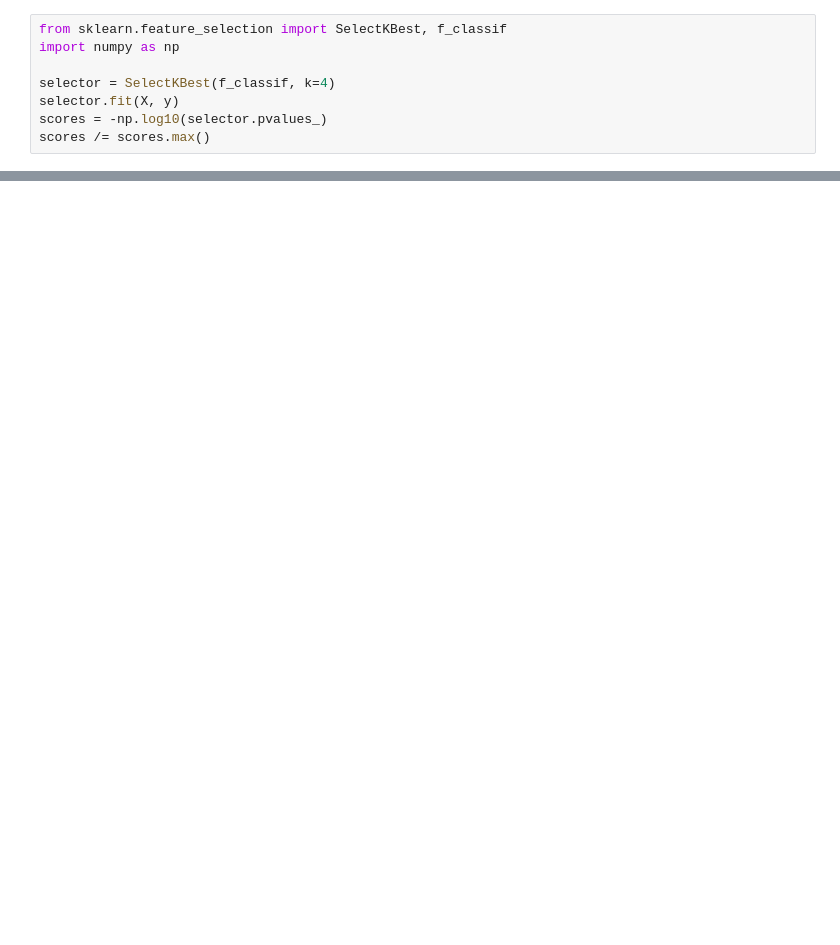
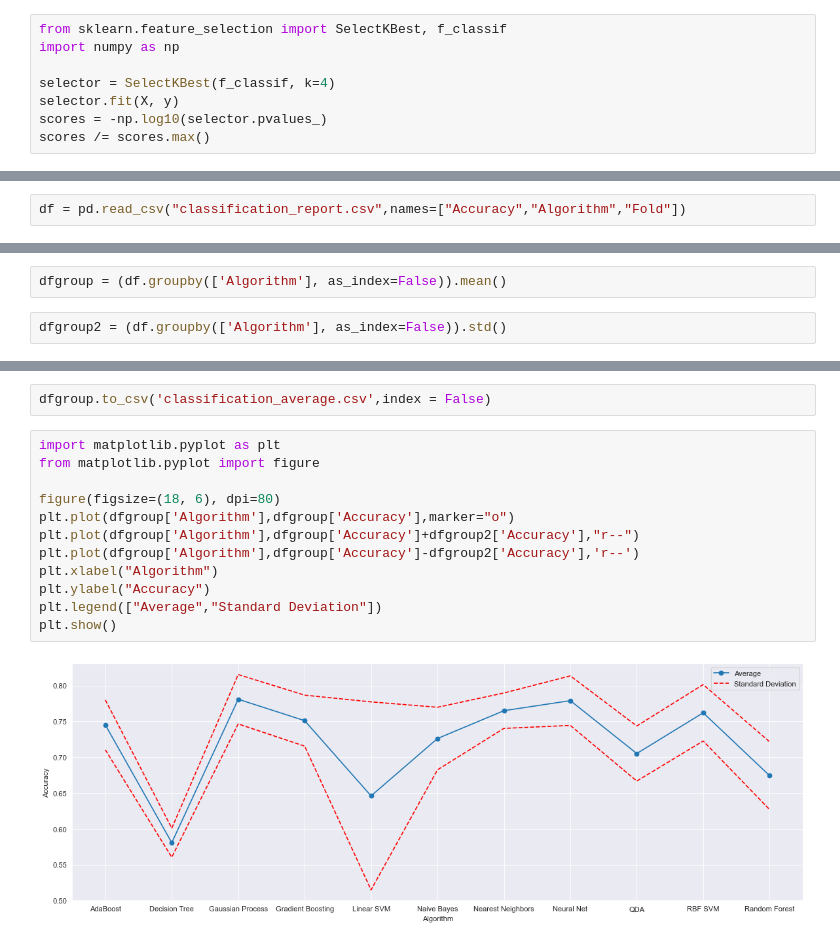
Before and after one commit to federicominniti/MetaverseBusinessConcernsNLP, a Jupyter notebook: Classification/classifiers.ipynb, the cells around one changed output, grey strips where cells are left out. Cells and saved outputs as stored; diff of their text form; blank space fills up the shorter version.

```diff
--- a/Classification/classifiers.ipynb
+++ b/Classification/classifiers.ipynb
@@ -277,0 +189,2 @@ pandas.core.frame.DataFrame
+# %%
+df = pd.read_csv("classification_report.csv",names=["Accuracy","Algorithm","Fold"])
@@ -277,0 +207,4 @@ pandas.core.frame.DataFrame
+# %%
+dfgroup = (df.groupby(['Algorithm'], as_index=False)).mean()
+# %%
+dfgroup2 = (df.groupby(['Algorithm'], as_index=False)).std()
@@ -277,0 +226,16 @@ pandas.core.frame.DataFrame
+# %%
+dfgroup.to_csv('classification_average.csv',index = False)
+# %%
+import matplotlib.pyplot as plt
+from matplotlib.pyplot import figure
+
+figure(figsize=(18, 6), dpi=80)
+plt.plot(dfgroup['Algorithm'],dfgroup['Accuracy'],marker="o")
+plt.plot(dfgroup['Algorithm'],dfgroup['Accuracy']+dfgroup2['Accuracy'],"r--")
+plt.plot(dfgroup['Algorithm'],dfgroup['Accuracy']-dfgroup2['Accuracy'],'r--')
+plt.xlabel("Algorithm")
+plt.ylabel("Accuracy")
+plt.legend(["Average","Standard Deviation"])
+plt.show()
+# %% [output]
+[figure, added]
```
Also changed, not shown: parts of 19 cells of this notebook, 2 other files.
